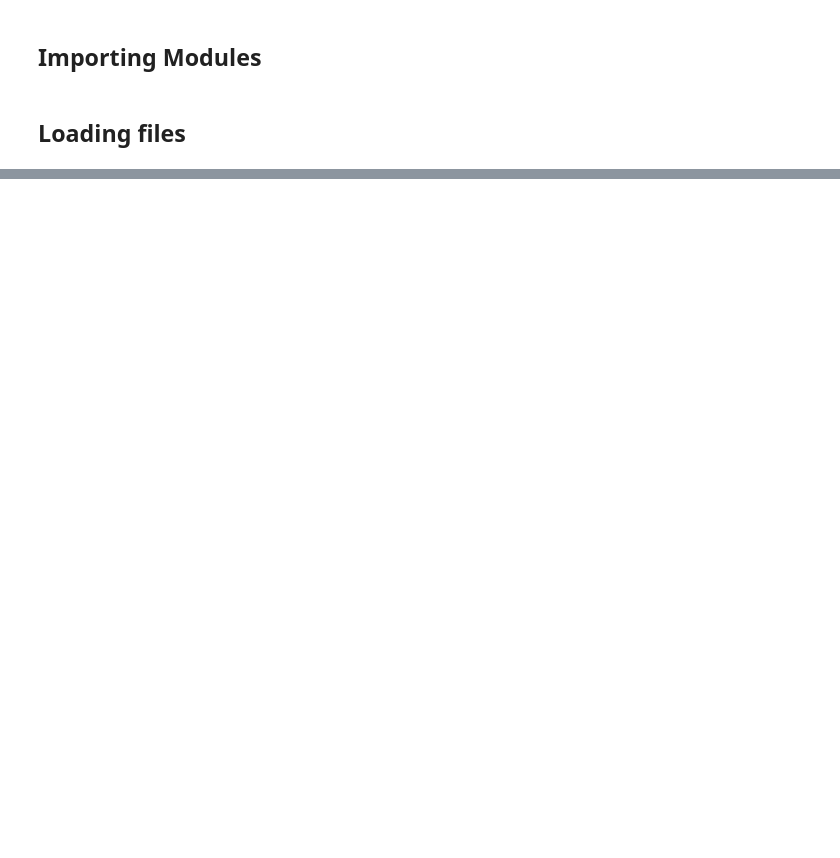
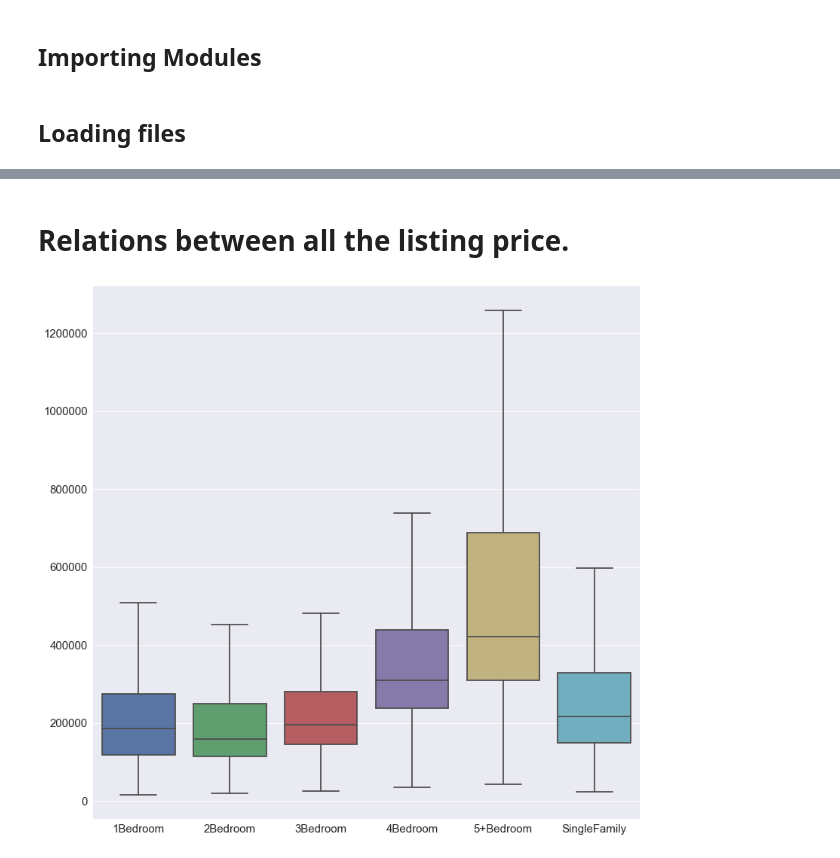
Before and after one commit to dannylo1992/zillow_data, a Jupyter notebook: zillow_housing_data-Copy1.ipynb, the cells around one changed output, grey strips where cells are left out. Cells and saved outputs as stored; diff of their text form; code cells hidden in the pictures; blank space fills up the shorter version.

```diff
--- a/zillow_housing_data-Copy1.ipynb
+++ b/zillow_housing_data-Copy1.ipynb
@@ -254,0 +69,16 @@ Text(0.5,1,'State with the highest recovery')
+# %% [markdown]
+# Relations between all the listing price.
+# %%
+df_city_boxplot = df_city1.drop(['MedianListingPrice_DuplexTriplex','MedianListingPrice_AllHomes','MedianListingPrice_CondoCoop'],axis=1)
+#df_city1.MedianListingPrice_5BedroomOrMore[np.abs(df_city1.MedianListingPrice_5BedroomOrMore-df_city1.MedianListingPrice_5BedroomOrMore.mean())<=(5*df_city1.MedianListingPrice_5BedroomOrMore.std())]
+df_city_boxplot1 = df_city_boxplot.rename(index=str, columns={"MedianListingPrice_1Bedroom":"1Bedroom",
+ 'MedianListingPrice_2Bedroom':'2Bedroom',
+ 'MedianListingPrice_3Bedroom':'3Bedroom',
+ 'MedianListingPrice_4Bedroom':'4Bedroom',
+ 'MedianListingPrice_5BedroomOrMore':'5+Bedroom',
+ 'MedianListingPrice_SingleFamilyResidence':'SingleFamily'})
+# %%
+
+ax = sns.boxplot(data=df_city_boxplot1,fliersize=5, showfliers=False)
+# %% [output]
+[figure, added]
```
Also changed, not shown: parts of 73 cells of this notebook.
